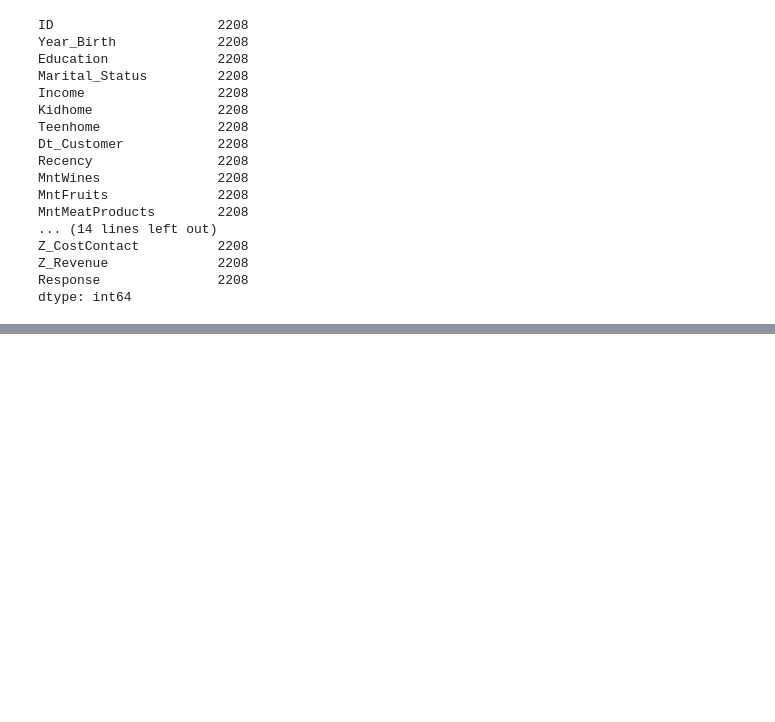
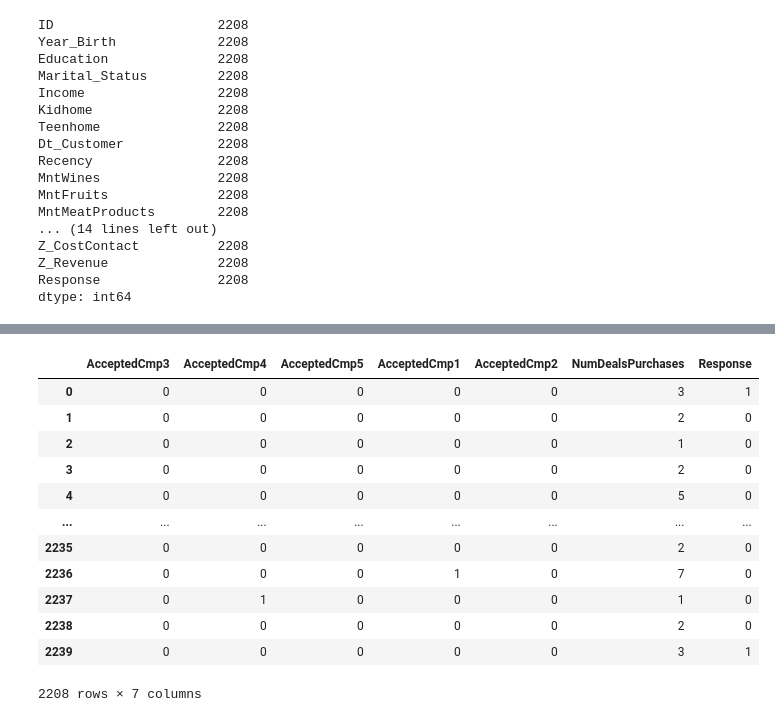
Before and after one commit to mkhadikn/Data-Analysis-and-Science, a Jupyter notebook: Company's_Ideal_Customers(Marketing_Strategy).ipynb, the cells around one changed output, grey strips where cells are left out. Saved outputs shown, nothing was run; the diff lists cells and outputs as text; code cells hidden in the pictures; blank space fills up the shorter version.

```diff
--- a/Company's_Ideal_Customers(Marketing_Strategy).ipynb
+++ b/Company's_Ideal_Customers(Marketing_Strategy).ipynb
@@ -556,0 +606,21 @@ dtype: int64
+# %%
+df3 = data.iloc[:, 20:25]
+df3 = df3.assign(LocationSpecificColumn=pd.Series(data['NumDealsPurchases']).values)
+df3.rename(columns = {'LocationSpecificColumn':'NumDealsPurchases'}, inplace = True)
+df3 = df3.assign(LocationSpecificColumn=pd.Series(data['Response']).values)
+df3.rename(columns = {'LocationSpecificColumn':'Response'}, inplace = True)
+df3
+# %% [output]
+|  | AcceptedCmp3 | AcceptedCmp4 | AcceptedCmp5 | AcceptedCmp1 | AcceptedCmp2 | NumDealsPurchases | Response |
+| 0 | 0 | 0 | 0 | 0 | 0 | 3 | 1 |
+| 1 | 0 | 0 | 0 | 0 | 0 | 2 | 0 |
+| 2 | 0 | 0 | 0 | 0 | 0 | 1 | 0 |
+| 3 | 0 | 0 | 0 | 0 | 0 | 2 | 0 |
+| 4 | 0 | 0 | 0 | 0 | 0 | 5 | 0 |
+| ... | ... | ... | ... | ... | ... | ... | ... |
+| 2235 | 0 | 0 | 0 | 0 | 0 | 2 | 0 |
+| 2236 | 0 | 0 | 0 | 1 | 0 | 7 | 0 |
+| 2237 | 0 | 1 | 0 | 0 | 0 | 1 | 0 |
+| 2238 | 0 | 0 | 0 | 0 | 0 | 2 | 0 |
+| 2239 | 0 | 0 | 0 | 0 | 0 | 3 | 1 |
+2208 rows × 7 columns
```
Also changed, not shown: parts of 22 cells of this notebook.
